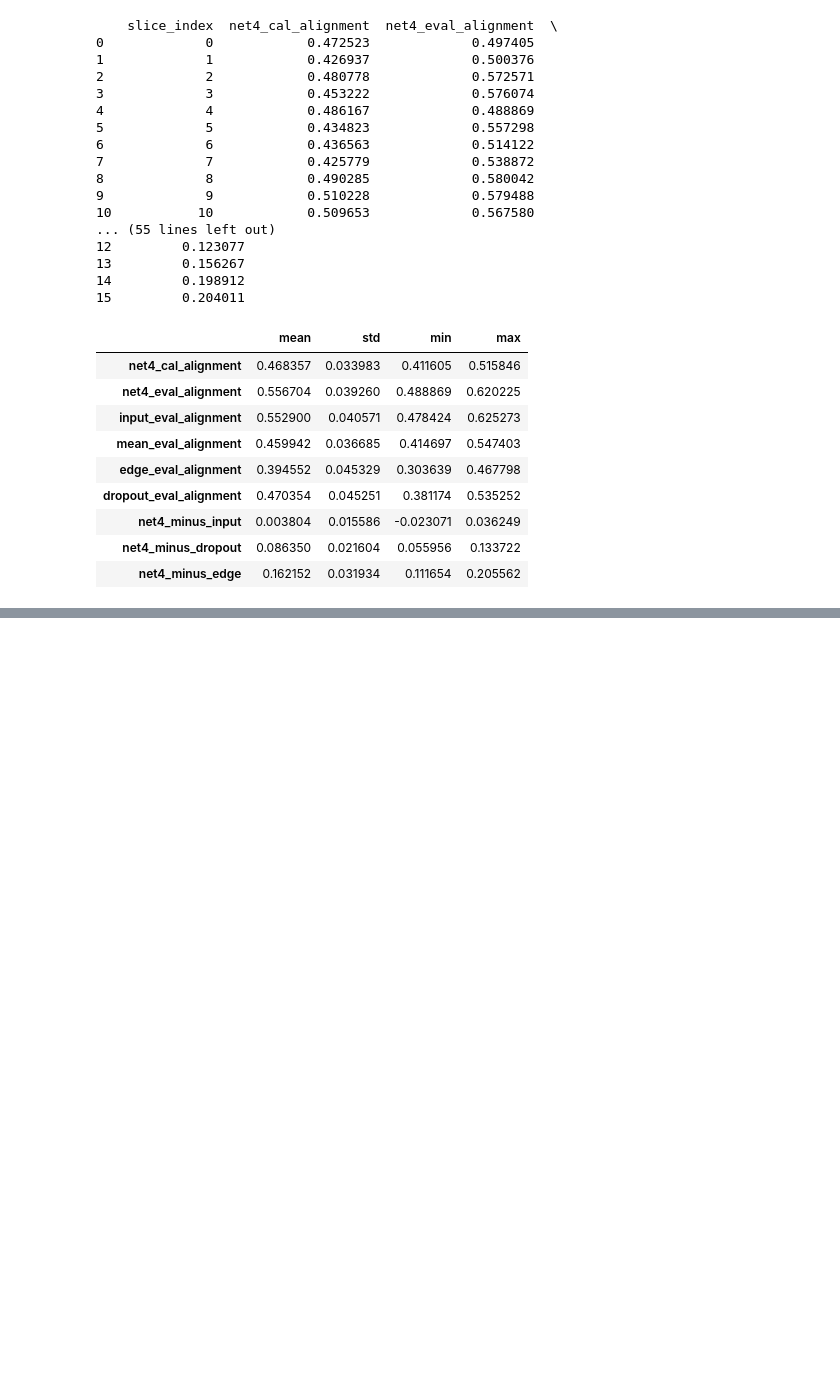
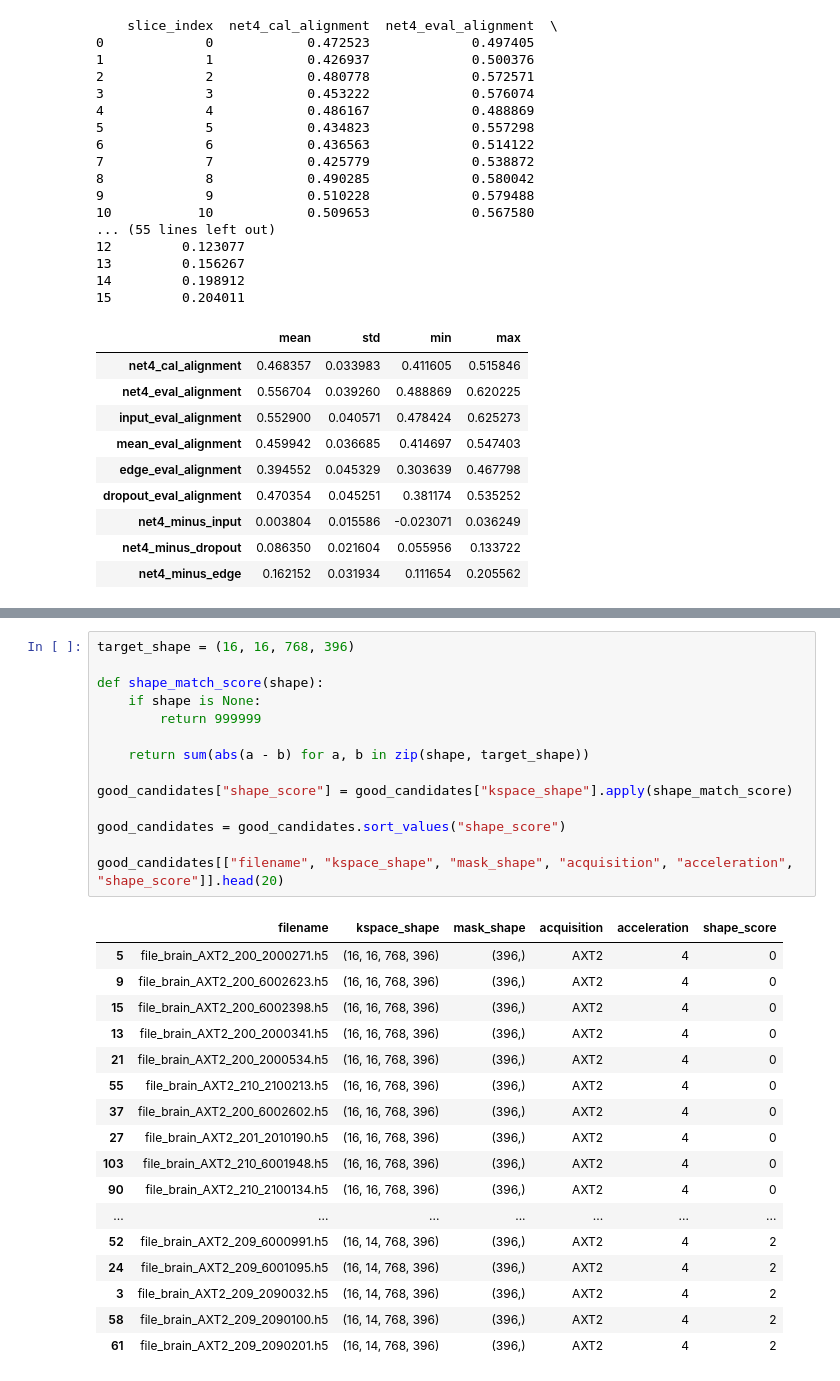
Before and after one commit to SILAS-RANSFORD-OSEI/reliability-aware-ssdu-mri, a Jupyter notebook: notebooks/03_multi_slice_reliability_check.ipynb, the cells around one changed output, grey strips where cells are left out. Saved outputs shown, nothing was run; the diff lists cells and outputs as text; blank space fills up the shorter version.

```diff
--- a/notebooks/03_multi_slice_reliability_check.ipynb
+++ b/notebooks/03_multi_slice_reliability_check.ipynb
@@ -3106,0 +3423,32 @@ cross_slice_4ch_summary
+# %%
+target_shape = (16, 16, 768, 396)
+
+def shape_match_score(shape):
+    if shape is None:
+        return 999999
+
+    return sum(abs(a - b) for a, b in zip(shape, target_shape))
+
+good_candidates["shape_score"] = good_candidates["kspace_shape"].apply(shape_match_score)
+
+good_candidates = good_candidates.sort_values("shape_score")
+
+good_candidates[["filename", "kspace_shape", "mask_shape", "acquisition", "acceleration", "shape_score"]].head(20)
+# %% [output]
+|  | filename | kspace_shape | mask_shape | acquisition | acceleration | shape_score |
+| 5 | file_brain_AXT2_200_2000271.h5 | (16, 16, 768, 396) | (396,) | AXT2 | 4 | 0 |
+| 9 | file_brain_AXT2_200_6002623.h5 | (16, 16, 768, 396) | (396,) | AXT2 | 4 | 0 |
+| 15 | file_brain_AXT2_200_6002398.h5 | (16, 16, 768, 396) | (396,) | AXT2 | 4 | 0 |
+| 13 | file_brain_AXT2_200_2000341.h5 | (16, 16, 768, 396) | (396,) | AXT2 | 4 | 0 |
+| 21 | file_brain_AXT2_200_2000534.h5 | (16, 16, 768, 396) | (396,) | AXT2 | 4 | 0 |
+| 55 | file_brain_AXT2_210_2100213.h5 | (16, 16, 768, 396) | (396,) | AXT2 | 4 | 0 |
+| 37 | file_brain_AXT2_200_6002602.h5 | (16, 16, 768, 396) | (396,) | AXT2 | 4 | 0 |
+| 27 | file_brain_AXT2_201_2010190.h5 | (16, 16, 768, 396) | (396,) | AXT2 | 4 | 0 |
+| 103 | file_brain_AXT2_210_6001948.h5 | (16, 16, 768, 396) | (396,) | AXT2 | 4 | 0 |
+| 90 | file_brain_AXT2_210_2100134.h5 | (16, 16, 768, 396) | (396,) | AXT2 | 4 | 0 |
+| ... | ... | ... | ... | ... | ... | ... |
+| 52 | file_brain_AXT2_209_6000991.h5 | (16, 14, 768, 396) | (396,) | AXT2 | 4 | 2 |
+| 24 | file_brain_AXT2_209_6001095.h5 | (16, 14, 768, 396) | (396,) | AXT2 | 4 | 2 |
+| 3 | file_brain_AXT2_209_2090032.h5 | (16, 14, 768, 396) | (396,) | AXT2 | 4 | 2 |
+| 58 | file_brain_AXT2_209_2090100.h5 | (16, 14, 768, 396) | (396,) | AXT2 | 4 | 2 |
+| 61 | file_brain_AXT2_209_2090201.h5 | (16, 14, 768, 396) | (396,) | AXT2 | 4 | 2 |
```
Also changed, not shown: parts of 41 cells of this notebook.
